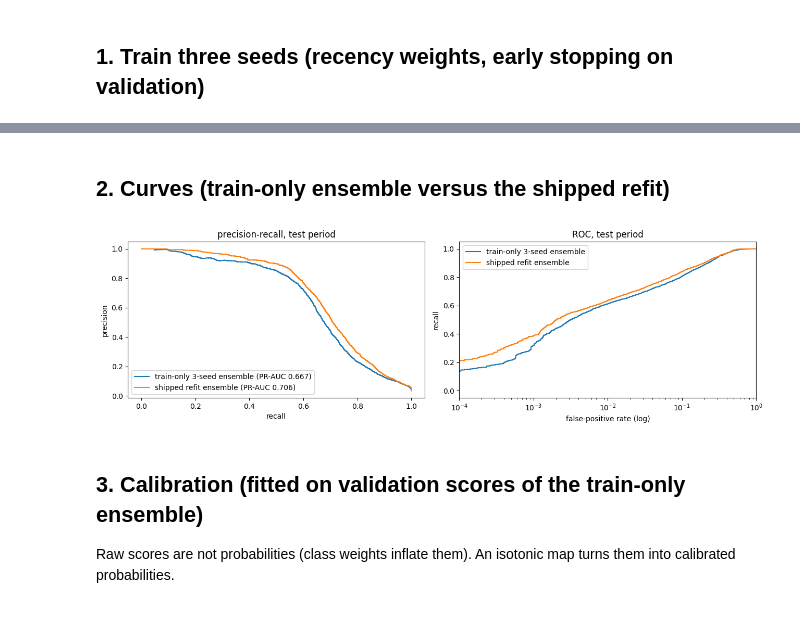
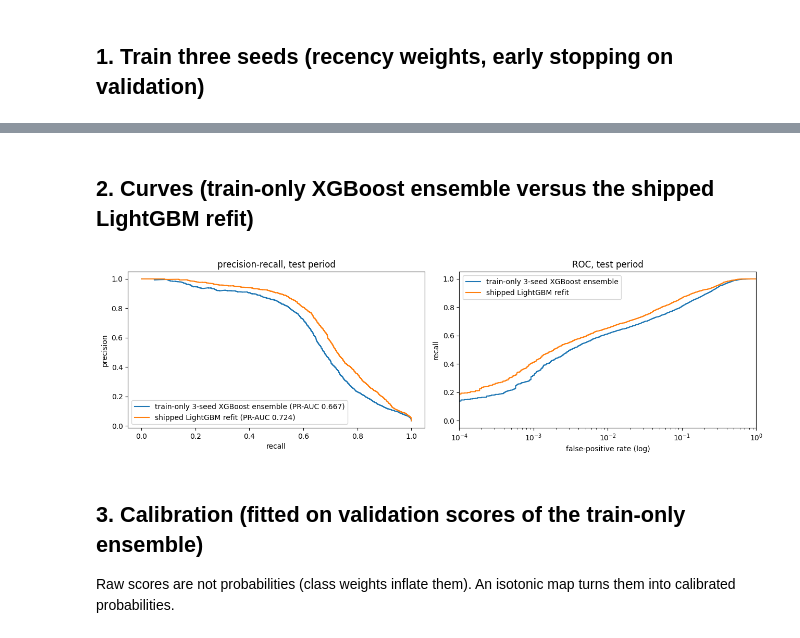
Before and after one commit to Sri-Gowtham/paywatch, a Jupyter notebook: notebooks/03_model_xgb.ipynb, the cells around one changed output, grey strips where cells are left out. Drawn from its saved outputs; the diff is of its cells as text; code cells hidden in the pictures.

Commit message:
Notebooks re-run on LightGBM (SHAP exactness, stress test, one-seed SHAP check); readable reason text; README

```diff
--- a/notebooks/03_model_xgb.ipynb
+++ b/notebooks/03_model_xgb.ipynb
@@ -20,9 +20,12 @@ sys.path.insert(0, os.path.dirname(find("/kaggle/input/**/evasion.py")[0]))
 import engineer
 from entity_history import BASE_KEYS
 RAW = os.path.dirname(find("/kaggle/input/**/train_transaction.csv")[0])
-SPEC = json.load(open(find("/kaggle/input/**/prod_compact/serving_spec.json")[0]))
+import lightgbm as lgb
+MODEL_DIR = os.path.dirname(find("/kaggle/input/**/lgbm_seed42.txt")[0])      # production LightGBM model directory (models/compact)
+SPEC = json.load(open(f"{MODEL_DIR}/serving_spec.json"))
 COLS = SPEC["features"]
-SHIPPED = find("/kaggle/input/**/prod_compact/xgb_seed*.json")
+SHIPPED = sorted(glob.glob(f"{MODEL_DIR}/lgbm_seed*.txt"))
+ISO = json.load(open(f"{MODEL_DIR}/isotonic.json"))
 raw = engineer.load_raw(RAW)
 base = engineer.build_base(raw.copy(), lags=(7,), decay_lags=(), velocity=False, key_names=BASE_KEYS)
 (tr, va, te), art = engineer.finalize(base, d_mode="anchor", return_artifacts=True)
@@ -63,17 +66,12 @@ def op_threshold(score, y, target, n_min=100):
 
 
 def shipped_boosters():
-    out = []
-    for p in SHIPPED:
-        b = xgb.Booster()
-        b.load_model(p)
-        out.append(b)
-    return out
+    return [lgb.Booster(model_file=p) for p in SHIPPED]
 
 
 def ensemble_score(boosters, X):
-    d = xgb.DMatrix(pd.DataFrame(np.asarray(X, dtype=np.float32), columns=COLS))
-    return np.mean([b.predict(d) for b in boosters], axis=0)
+    X = np.asarray(X, dtype=np.float32)
+    return np.mean([b.predict(X) for b in boosters], axis=0)
 
 
 print(f"device: {DEVICE} | pipeline built in {(time.time() - T0) / 60:.1f} min | train {X_tr.shape}, val {X_va.shape}, test {X_te.shape} | compact features: {len(COLS)}")
@@ -103,7 +101,7 @@ ship = shipped_boosters()
 ship_te = ensemble_score(ship, X_te[COLS])
 rows = []
 for name, p in [(f"seed {sd} alone", q) for sd, q in zip((42, 1, 2), pt)] + [("3-seed ensemble (train only)", s_te),
-                                                                                ("shipped ensemble (refit on train+val)", ship_te)]:
+                                                                                ("shipped LightGBM (refit on train+val)", ship_te)]:
     rows.append({"model": name, "test_pr_auc": round(float(average_precision_score(y_te, p)), 4), "test_roc_auc": round(float(roc_auc_score(y_te, p)), 4),
                  "recall@0.1%FPR": round(recall_at_fpr(y_te, p, 0.001), 3), "recall@1%FPR": round(recall_at_fpr(y_te, p, 0.01), 3),
                  "recall@5%FPR": round(recall_at_fpr(y_te, p, 0.05), 3)})
@@ -111,6 +109,6 @@ res = pd.DataFrame(rows).set_index("model")
 display(res)
 singles = res.test_pr_auc.iloc[:3]
 print(f"single seeds: PR-AUC {singles.min():.3f} to {singles.max():.3f}; train-only ensemble {res.test_pr_auc.iloc[3]:.3f}; "
-      f"shipped refit ensemble {res.test_pr_auc.iloc[4]:.3f} (refit adds the validation period as training data)")
+      f"shipped LightGBM refit {res.test_pr_auc.iloc[4]:.3f} (a different model family, refit on train + validation)")
 print(f"reference: a random scorer has PR-AUC = fraud rate = {y_te.mean():.4f}")
 # %% [output]
@@ -129,18 +127,18 @@ single seeds: PR-AUC 0.657 to 0.664; train-only ensemble 0.667; shipped refit en
 reference: a random scorer has PR-AUC = fraud rate = 0.0348
 # %% [markdown]
-## 2. Curves (train-only ensemble versus the shipped refit)
+## 2. Curves (train-only XGBoost ensemble versus the shipped LightGBM refit)
 # %%
 fig, ax = plt.subplots(1, 2, figsize=(13, 4))
-for name, p in (("train-only 3-seed ensemble", s_te), ("shipped refit ensemble", ship_te)):
+for name, p in (("train-only 3-seed XGBoost ensemble", s_te), ("shipped LightGBM refit", ship_te)):
     pr, rc, _ = precision_recall_curve(y_te, p)
     ax[0].plot(rc, pr, label=f"{name} (PR-AUC {average_precision_score(y_te, p):.3f})")
     fpr, tpr, _ = roc_curve(y_te, p)
     ax[1].plot(fpr, tpr, label=name)
 ax[0].set_xlabel("recall"); ax[0].set_ylabel("precision"); ax[0].set_title("precision-recall, test period"); ax[0].legend()
 ax[1].set_xscale("log"); ax[1].set_xlim(1e-4, 1); ax[1].set_xlabel("false-positive rate (log)"); ax[1].set_ylabel("recall"); ax[1].set_title("ROC, test period"); ax[1].legend()
 plt.tight_layout(); plt.show()
 # %% [output]
-[figure, old version]
+[figure, new version]
 # %% [markdown]
 ## 3. Calibration (fitted on validation scores of the train-only ensemble)
 
```
Also changed, not shown: parts of 2 cells of this notebook, 8 other files.
